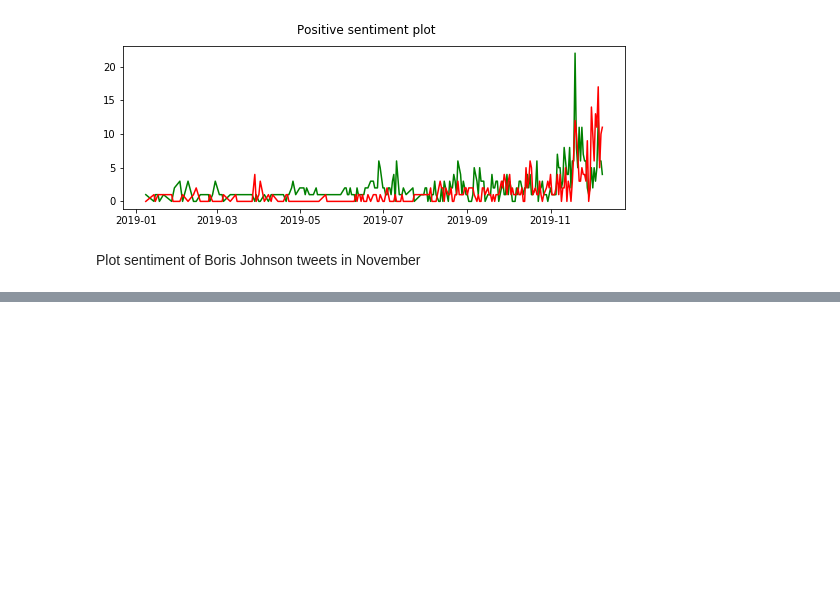
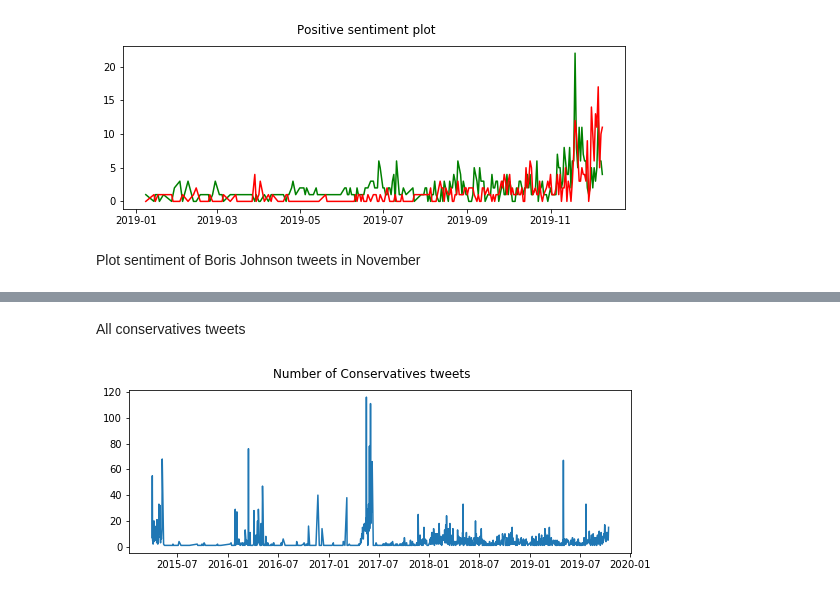
Before and after one commit to Marciniec/twitter-sentiment-analysis, a Jupyter notebook: Twitter.ipynb, the cells around one changed output, grey strips where cells are left out. Cells and saved outputs as stored; diff of their text form; code cells hidden in the pictures; blank space fills up the shorter version.

```diff
--- a/Twitter.ipynb
+++ b/Twitter.ipynb
@@ -418,0 +430,6 @@ Plot sentiment of Boris Johnson tweets in November
+# %% [markdown]
+All conservatives tweets
+# %%
+plot_count('2015-04-01', '2019-10-14',df, 'Number of Conservatives tweets')
+# %% [output]
+[figure, added]
```
Also changed, not shown: parts of 23 cells of this notebook.
